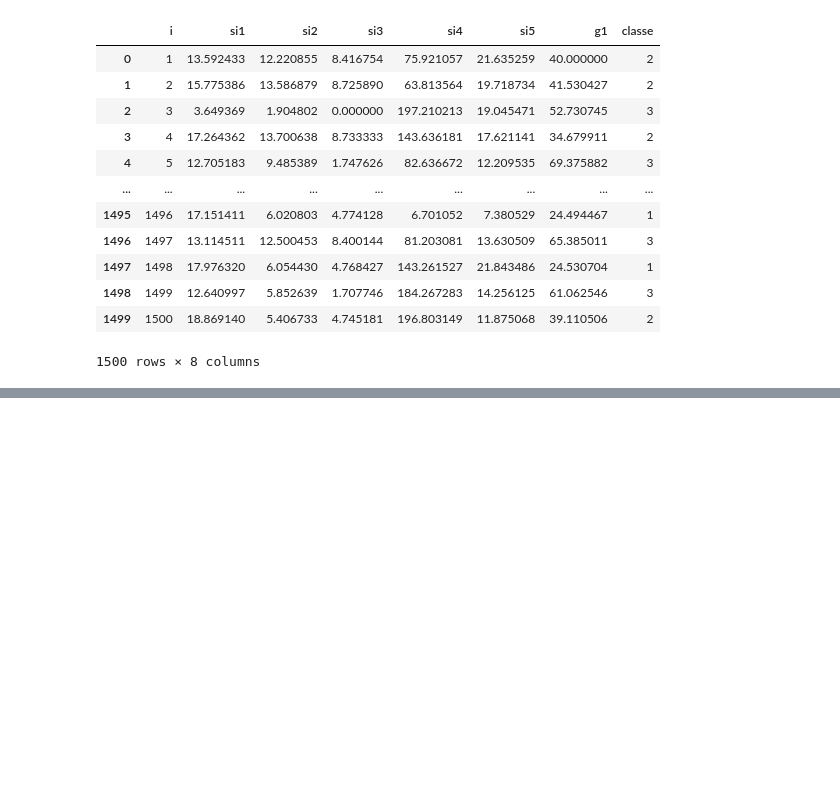
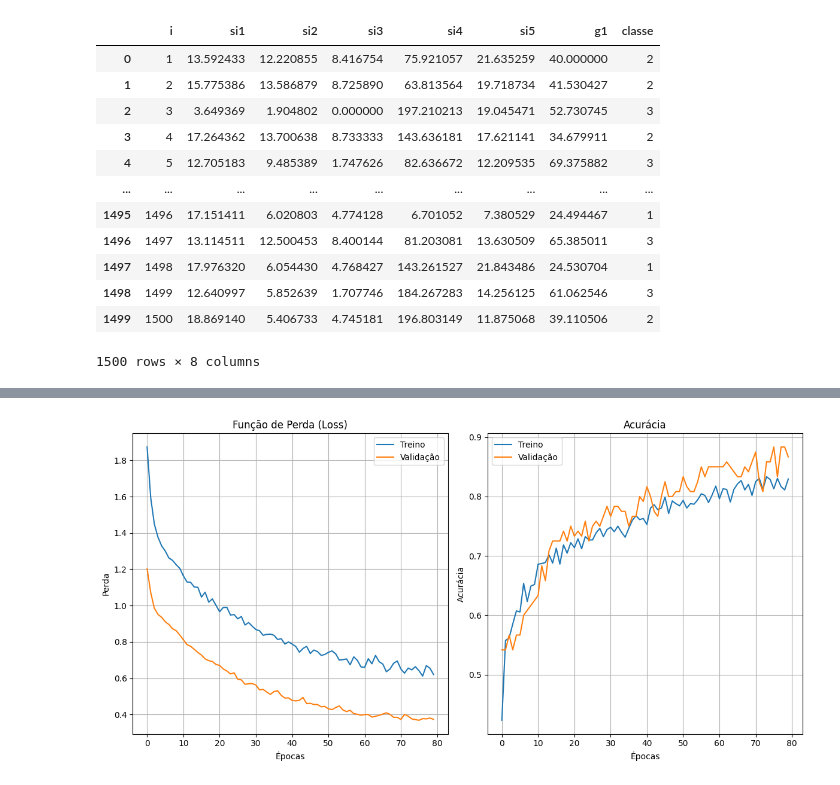
Before and after one commit to joaosucupira/sistemas-inteligentes-implementacoes, a Jupyter notebook: 2_aprendizagem/redes_neurais/classification.ipynb, the cells around one changed output, grey strips where cells are left out. Drawn from its saved outputs; the diff is of its cells as text; code cells hidden in the pictures; blank space fills up the shorter version.

```diff
--- a/2_aprendizagem/redes_neurais/classification.ipynb
+++ b/2_aprendizagem/redes_neurais/classification.ipynb
@@ -192,0 +195,31 @@ plt.show()
+# %%
+import matplotlib.pyplot as plt
+
+# Extrair as métricas do histórico de treinamento
+history_dict = history.history
+
+# --- LOSS (função de perda) ---
+plt.figure(figsize=(12, 6))
+plt.subplot(1, 2, 1)
+plt.plot(history_dict['loss'], label='Treino')
+plt.plot(history_dict['val_loss'], label='Validação')
+plt.title('Função de Perda (Loss)')
+plt.xlabel('Épocas')
+plt.ylabel('Perda')
+plt.legend()
+plt.grid(True)
+
+# --- ACCURACY (acurácia) ---
+plt.subplot(1, 2, 2)
+plt.plot(history_dict['accuracy'], label='Treino')
+plt.plot(history_dict['val_accuracy'], label='Validação')
+plt.title('Acurácia')
+plt.xlabel('Épocas')
+plt.ylabel('Acurácia')
+plt.legend()
+plt.grid(True)
+
+plt.tight_layout()
+plt.show()
+# %% [output]
+[figure, added]
```
Also changed, not shown: parts of 7 cells of this notebook, 2 other files.
